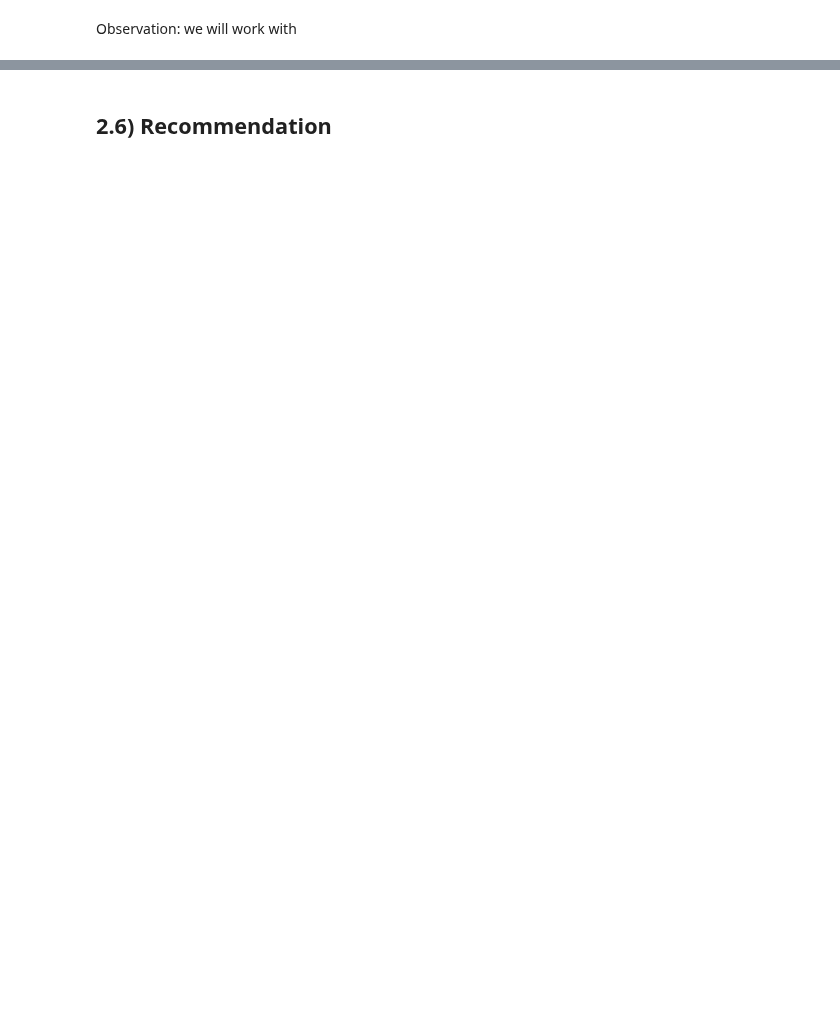
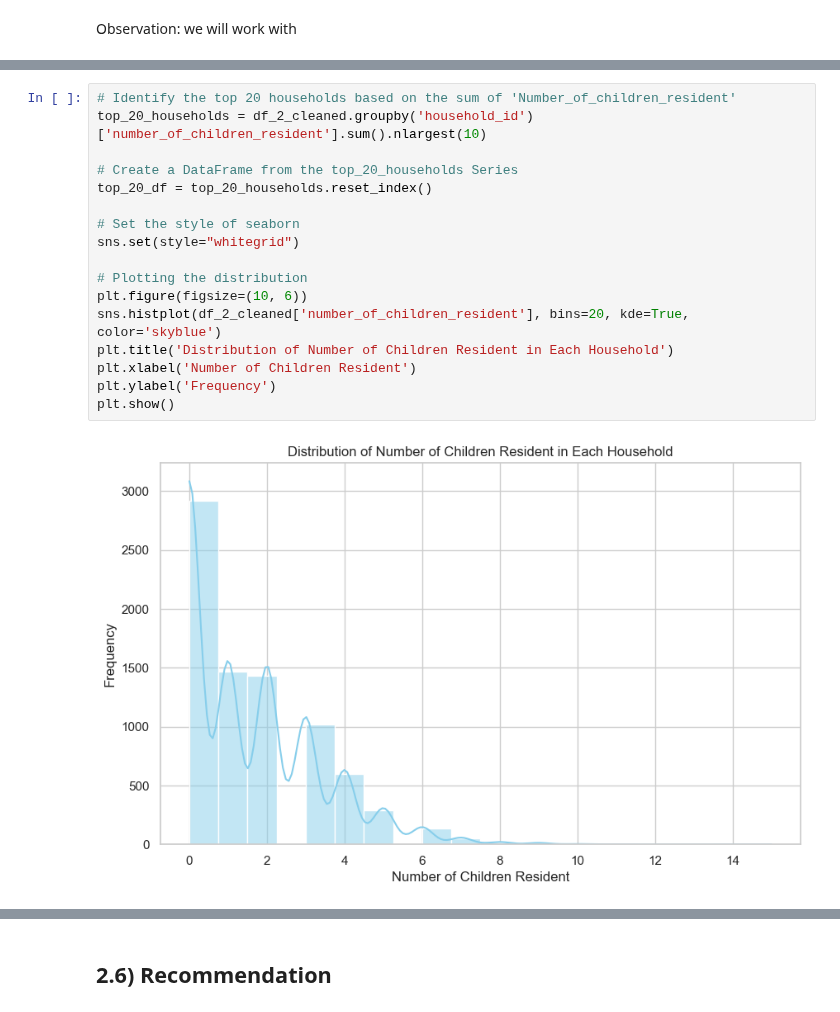
Before and after one commit to Dominic-Mu/dsc-phase-5-group-14-project, a Jupyter notebook: index.ipynb, the cells around one changed output, grey strips where cells are left out. Drawn from its saved outputs; the diff is of its cells as text; blank space fills up the shorter version.

```diff
--- a/index.ipynb
+++ b/index.ipynb
@@ -418,0 +704,19 @@ Enhance model interpretability to provide actionable insights for decision-maker
+# %%
+# Identify the top 20 households based on the sum of 'Number_of_children_resident'
+top_20_households = df_2_cleaned.groupby('household_id')['number_of_children_resident'].sum().nlargest(10)
+
+# Create a DataFrame from the top_20_households Series
+top_20_df = top_20_households.reset_index()
+
+# Set the style of seaborn
+sns.set(style="whitegrid")
+
+# Plotting the distribution
+plt.figure(figsize=(10, 6))
+sns.histplot(df_2_cleaned['number_of_children_resident'], bins=20, kde=True, color='skyblue')
+plt.title('Distribution of Number of Children Resident in Each Household')
+plt.xlabel('Number of Children Resident')
+plt.ylabel('Frequency')
+plt.show()
+# %% [output]
+[figure, added]
```
Also changed, not shown: parts of 101 cells of this notebook, 5 other files.
